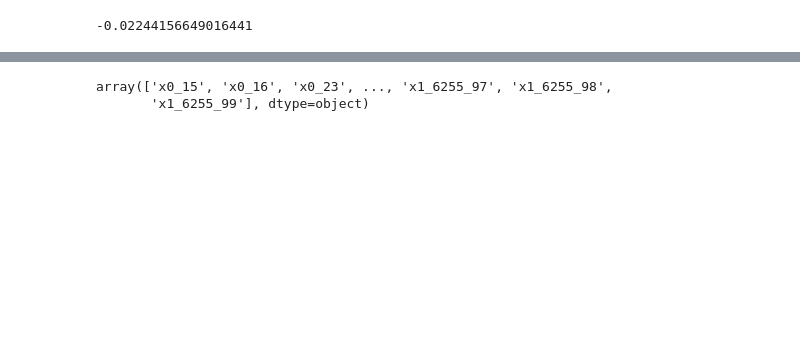
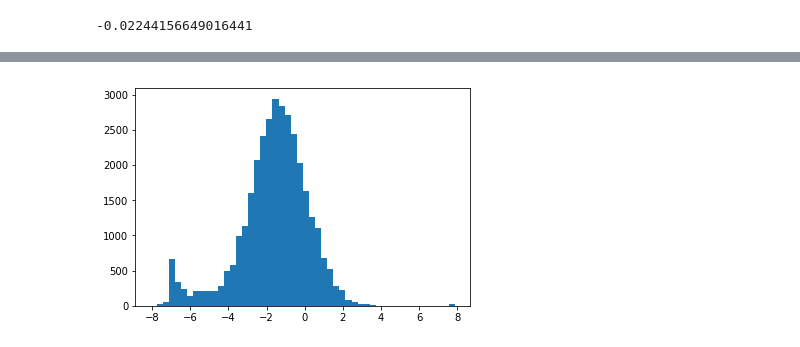
Before and after one commit to WadimZakharov/AdvanceML, a Jupyter notebook: hw3/main.ipynb, the cells around one changed output, grey strips where cells are left out. Cells and saved outputs as stored; diff of their text form; code cells hidden in the pictures; blank space fills up the shorter version.

```diff
--- a/hw3/main.ipynb
+++ b/hw3/main.ipynb
@@ -263,7 +284,7 @@ zero_counts = np.array((X_spars_feat != 0).sum(axis=0)).reshape(-1)
 def sigma(x, theta):
     return 1 / (1 + np.exp(-x @ theta))
 # %%
-def m_step(X_spars_feat, theta, expect, n_iters=20, a=1):
+def m_step(X_spars_feat, theta, expect, n_iters=20, a=2):
     theta = theta.copy()
     for _ in range(n_iters):
         p = sigma(X_spars_feat, theta)
@@ -282,6 +303,6 @@ m_step(X_spars_feat, theta, expect, n_iters=1, a=1)
 # %%
-N = 2
-#p = p_init
+N = 20
+p = np.random.uniform(0,1,len(X))
 for i in tqdm(range(N)):
     expect = e_step(p, X)
     p, theta = m_step(X_spars_feat, theta, expect)
@@ -292,5 +331,21 @@ cross entropy: -0.31178599966163456
-# %%
-ohe.get_feature_names()
-# %% [output]
-array(['x0_15', 'x0_16', 'x0_23', ..., 'x1_6255_97', 'x1_6255_98',
-       'x1_6255_99'], dtype=object)
+# %%
+index = []
+for feat in ohe.get_feature_names():
+    index.append(feat[3:])
+
+em_weight_player = {}
+for player in X.id_pl.drop_duplicates():
+    em_weight_player[player] = theta[index.index(str(player))]
+
+
+EM_Q = {}
+for q in X.q_id.drop_duplicates():
+    EM_Q[q] = theta[index.index(q)]
+# %%
+EM_Q = pd.DataFrame({"q_id":list(EM_Q.keys()),"em_q":list(EM_Q.values())})
+#em_weight_player = pd.DataFrame({"id_pl":list(em_weight_player.keys()),"em_rating_player":list(em_weight_player.values())})
+#X = X.merge(EM_Q, on='q_id')
+# %%
+_ = plt.hist(EM_Q.em_q.values,bins=50)
+# %% [output]
+[figure, added]
```
Also changed, not shown: parts of 13 cells of this notebook.
